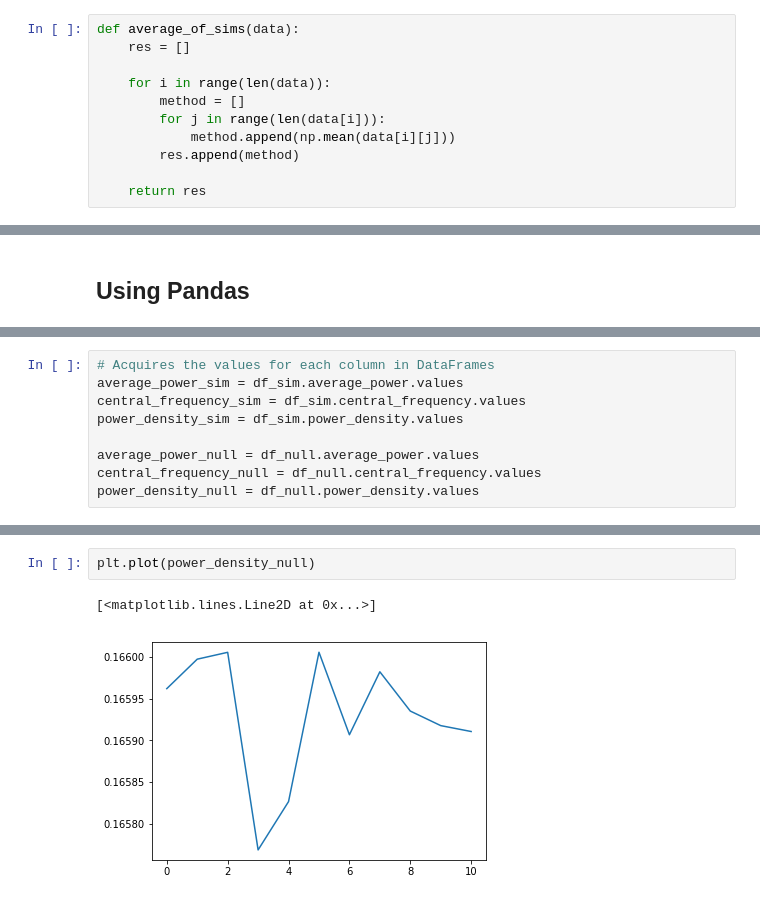
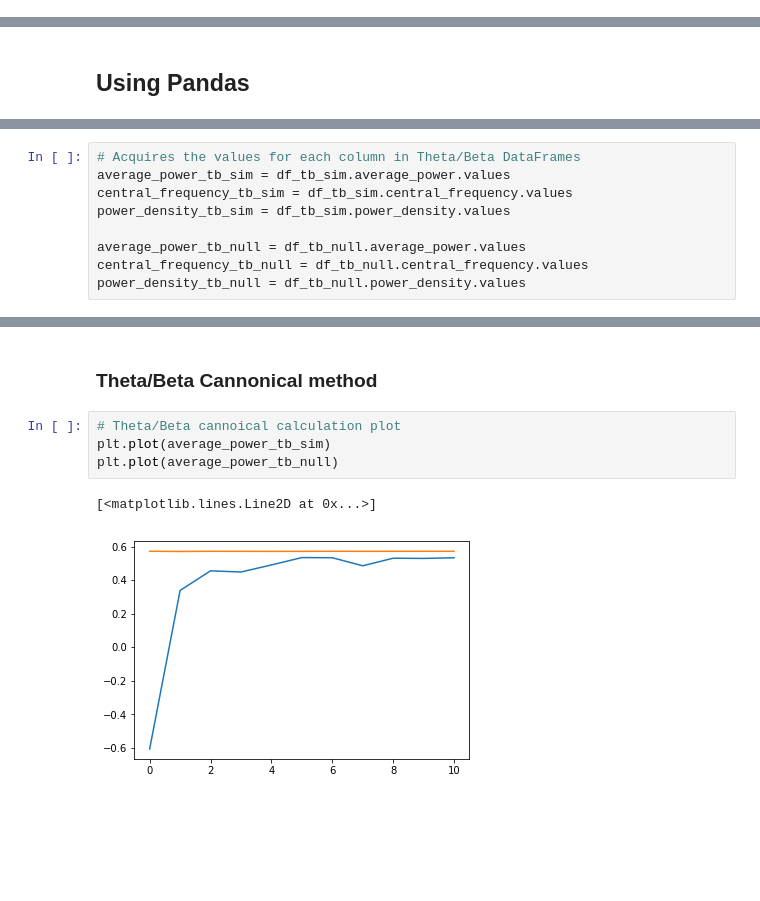
Before and after one commit to voytekresearch/BandRatios, a Jupyter notebook: Slope-Investigation.ipynb, the cells around one changed output, grey strips where cells are left out. Saved outputs shown, nothing was run; the diff lists cells and outputs as text; blank space fills up the shorter version.

```diff
--- a/Slope-Investigation.ipynb
+++ b/Slope-Investigation.ipynb
@@ -91,11 +95,0 @@ np.save('./dat/slope_data_no_osccilation',nulls_data)
-# %%
-def average_of_sims(data):
-    res = []
-
-    for i in range(len(data)):
-        method = []
-        for j in range(len(data[i])):
-            method.append(np.mean(data[i][j]))
-        res.append(method)
-
-    return res
@@ -140,9 +122,9 @@ df_null
 # %%
-# Acquires the values for each column in DataFrames
-average_power_sim = df_sim.average_power.values
-central_frequency_sim = df_sim.central_frequency.values
-power_density_sim = df_sim.power_density.values
+# Acquires the values for each column in Theta/Beta DataFrames
+average_power_tb_sim = df_tb_sim.average_power.values
+central_frequency_tb_sim = df_tb_sim.central_frequency.values
+power_density_tb_sim = df_tb_sim.power_density.values
 
-average_power_null = df_null.average_power.values
-central_frequency_null = df_null.central_frequency.values
-power_density_null = df_null.power_density.values
+average_power_tb_null = df_tb_null.average_power.values
+central_frequency_tb_null = df_tb_null.central_frequency.values
+power_density_tb_null = df_tb_null.power_density.values
@@ -166,5 +142,9 @@ plt.plot(power_density_sim)
-# %%
-plt.plot(power_density_null)
-# %% [output]
-[<matplotlib.lines.Line2D at 0x...>]
-[figure, removed]
+# %% [markdown]
+### Theta/Beta Cannonical method
+# %%
+# Theta/Beta cannoical calculation plot
+plt.plot(average_power_tb_sim)
+plt.plot(average_power_tb_null)
+# %% [output]
+[<matplotlib.lines.Line2D at 0x...>]
+[figure, added]
```
Also changed, not shown: parts of 28 cells of this notebook, 6 other files.
